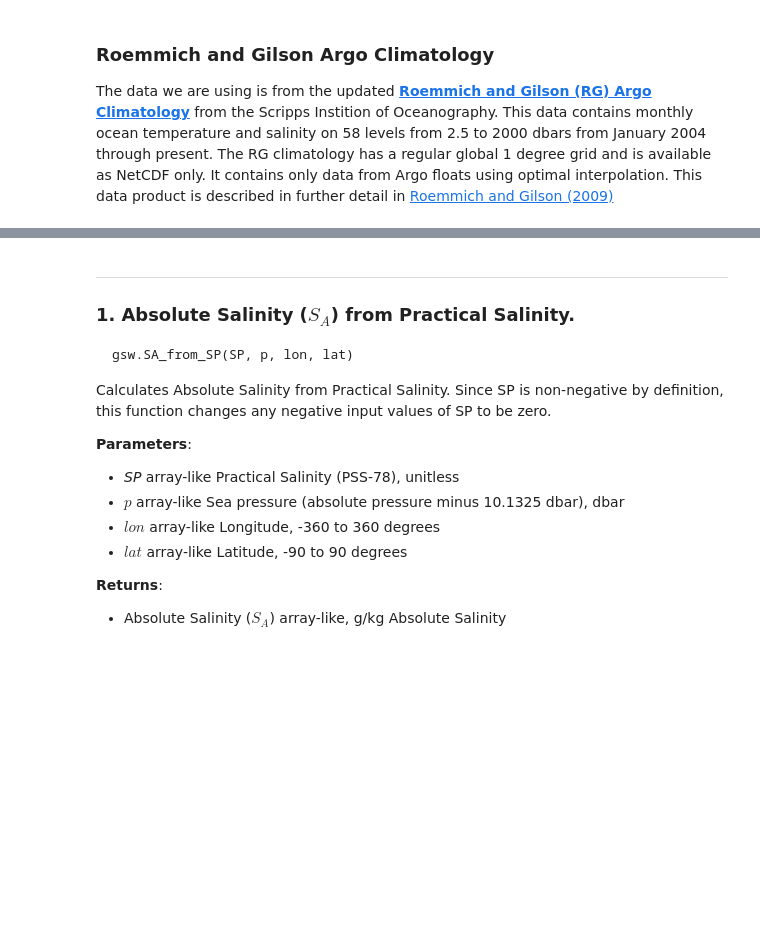
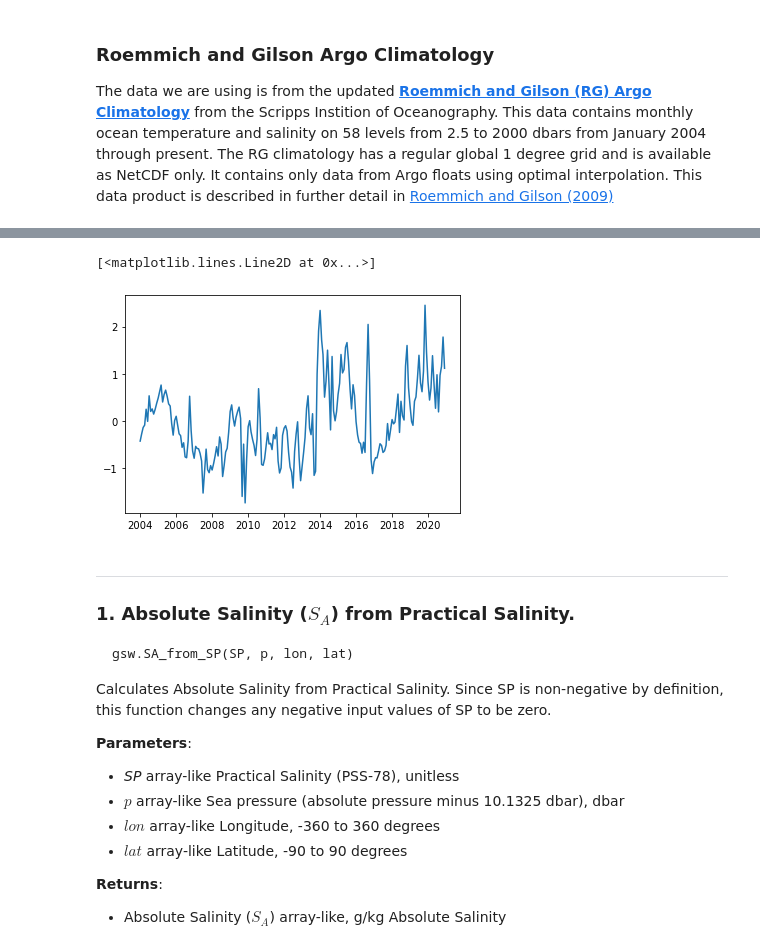
Before and after one commit to hscannell/mhw-2020, a Jupyter notebook: 01_gsw_tools.ipynb, the cells around one changed output, grey strips where cells are left out. Drawn from its saved outputs; the diff is of its cells as text; code cells hidden in the pictures; blank space fills up the shorter version.

```diff
--- a/01_gsw_tools.ipynb
+++ b/01_gsw_tools.ipynb
@@ -205,0 +78,6 @@ ValueError: too many values to unpack (expected 2)
+# %%
+blob1_ts = t_anom_noseason.sel(LONGITUDE=215.5, LATITUDE=45.5)
+plt.plot(t_anom_noseason.TIME,blob1_ts[:,0])
+# %% [output]
+[<matplotlib.lines.Line2D at 0x...>]
+[figure, added]
```
Also changed, not shown: parts of 24 cells of this notebook, 3 other files.
